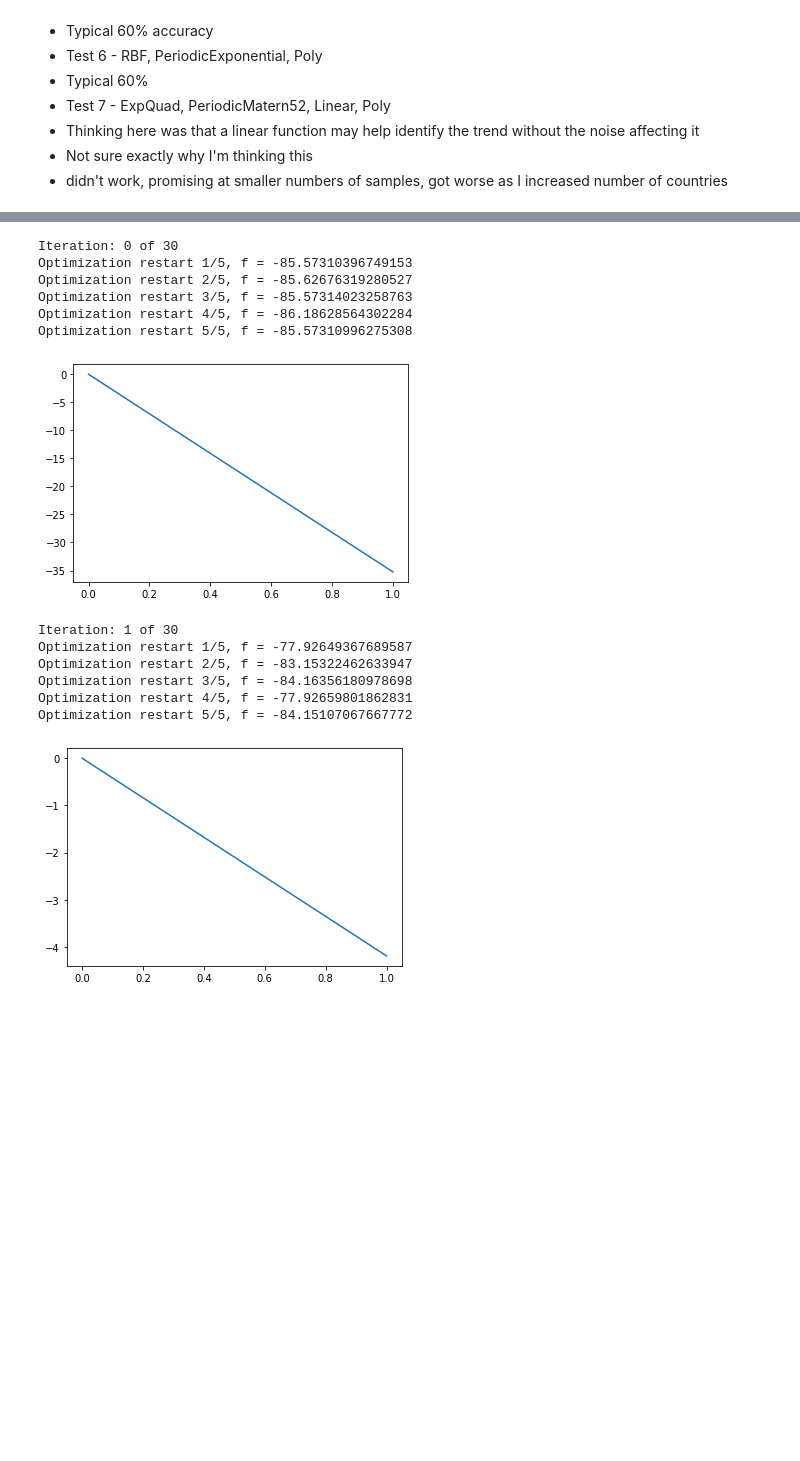
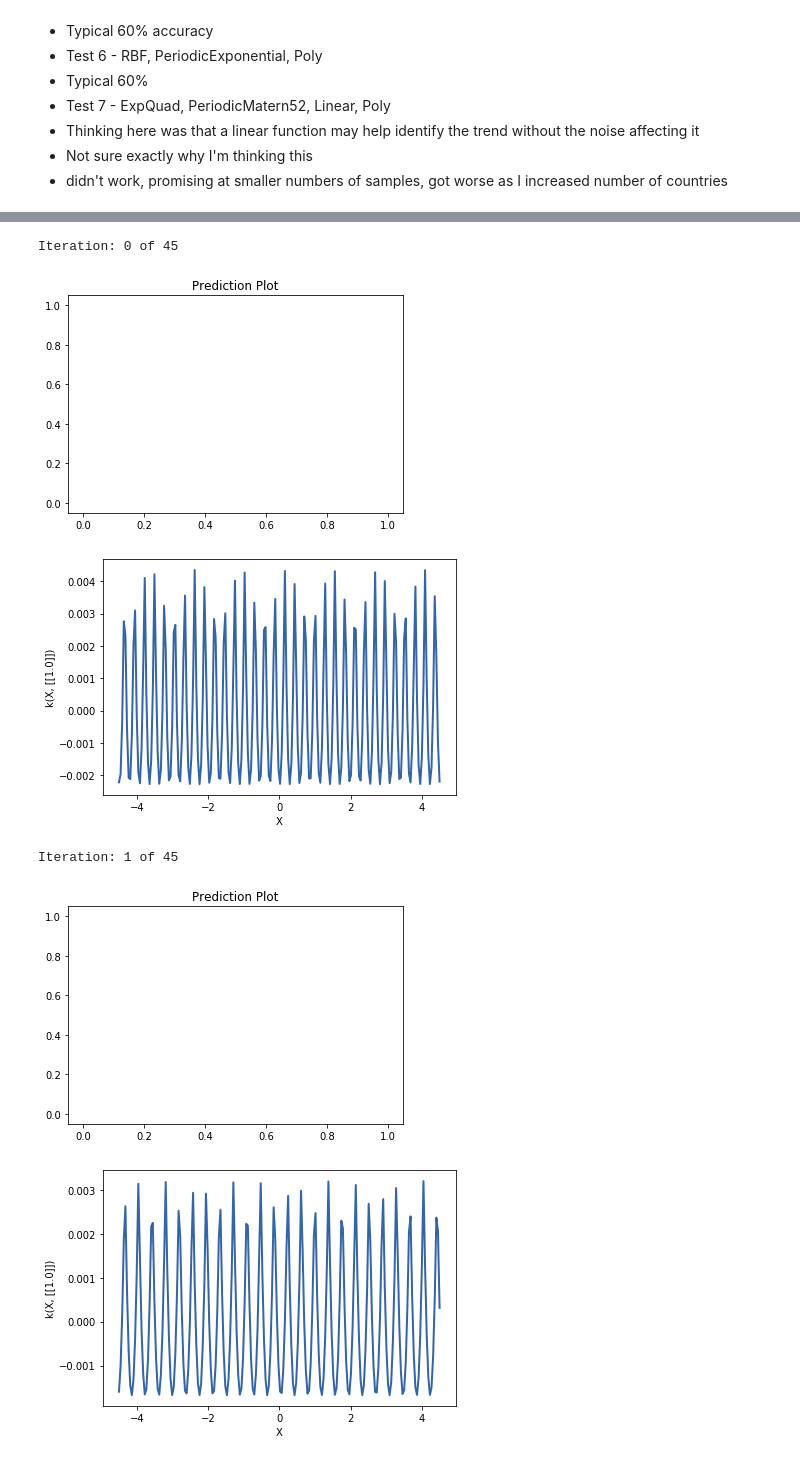
Before and after one commit to vipulpopat/ET5003-Assignment-4, a Jupyter notebook: EDA - Assignment 4.ipynb, the cells around one changed output, grey strips where cells are left out. Drawn from its saved outputs; the diff is of its cells as text; code cells hidden in the pictures; blank space fills up the shorter version.

```diff
--- a/EDA - Assignment 4.ipynb
+++ b/EDA - Assignment 4.ipynb
@@ -417,8 +345,8 @@ data['Category'][0]
 # %%
-rows = data.shape[0] - 45
+rows = res.shape[0] - 30
 actual = data.head(rows)['Category']
 
-print(data.shape)
+print(res.shape)
 print(rows)
 print(actual.shape[0])
 # %% [output]
@@ -428,25 +356,43 @@ print(actual.shape[0])
 # %%
+import GPy as GPy
+# Tomorrow take a look at this
+# file:///Users/mark.obrien/Downloads/Master%20Thesis%20Bagas%20Abisena%20Swastanto%204415345.pdf
 def run_model_2(x_in, y_in):
-    #ker1 = GPy.kern.RBF(1)
-    ker1 = GPy.kern.ExpQuad(1)
-    ker2 = GPy.kern.PeriodicMatern52(1)
-    ker3 = GPy.kern.Linear(1)
-    ker4 = GPy.kern.(1)
+    ker1 = GPy.kern.PeriodicExponential(1)
+    ker2 = GPy.kern.Linear(1, ARD=True)
+    ker3 = GPy.kern.Matern52(1, variance=.3, lengthscale=1.2, ARD=True, active_dims=0)
+    ker1 = GPy.kern.PeriodicExponential(
+        1,
+        variance=.5,
+        lengthscale=1,
+        period=6.283185307179586,
+        n_freq=12,
+        lower=0.0,
+        upper=12.566370614359172,
+        active_dims=0)
+#     ker2 = GPy.kern.Linear(1, ARD=True)
+#     ker3 = GPy.kern.Matern32(1, variance=.4, lengthscale=1, ARD=True, active_dims=0)
 
-    kernel = ker1*ker2*ker3
+    ker_p = ker1
+    ker_t = ker2*ker3
+    kernel = ker1
 
     # create a GP model
     g_model = GPy.models.GPRegression(x_in,y_in,kernel=kernel)
 
     # it finds the optimal parameters of the RBF kernel by maxisiming the marginal likelihood
-    g_model.optimize_restarts(5)# this maximise the marginal
+    g_model.optimize_restarts(5, robust=True, verbose=False, parallel=True, num_processes=12)# this maximise the marginal
 
     X_test = x
     X_test = X_test.reshape(-1,1)
 
-    f2_pred, sigm2_pred = g_model.predict(X_test, kern=ker3)
+    f2_pred, sigm2_pred = g_model.predict(X_test, kern=kernel)
 
+    plt.title('Prediction Plot')
     plt.plot(x_in[:,0],f2_pred)
+    plt.show()
+
+    kernel.plot()
     plt.show()
 
     posterior_probability_deriviative_is_positive = len(np.where(np.gradient(f2_pred[:,0],X_test[:,0])>0)[0])/len(f2_pred[:,0])
@@ -459,30 +405,22 @@ def run_model_2(x_in, y_in):
 # %%
 x = np.linspace(0,1,100).reshape(-1,1)
 # Decision = pd.DataFrame(columns=['Id','Category'])
 predicted = []
 for r in range(rows):
     print(f'Iteration: {r} of {rows}')
     id_row = data.iloc[r,0]
-    y = data.iloc[r,1:101].values[:,None]
+    y = res.iloc[r,1:101].values[:,None]
     decision = run_model_2(x,y)
     predicted.append(decision)
 #     Decision = Decision.append({'Id': int(id_row), 'Category': int(decision)}, ignore_index=True)
 #     print(Decision)
 
 # Decision.to_csv('submission_1.csv')
 print(predicted)
 # %% [output]
-Iteration: 0 of 30
-Optimization restart 1/5, f = -85.57310396749153
-Optimization restart 2/5, f = -85.62676319280527
-Optimization restart 3/5, f = -85.57314023258763
-Optimization restart 4/5, f = -86.18628564302284
-Optimization restart 5/5, f = -85.57310996275308
+Iteration: 0 of 45
-[figure, old version]
+[figure, new version]
+[figure, new version]
-Iteration: 1 of 30
-Optimization restart 1/5, f = -77.92649367689587
-Optimization restart 2/5, f = -83.15322462633947
-Optimization restart 3/5, f = -84.16356180978698
-Optimization restart 4/5, f = -77.92659801862831
-Optimization restart 5/5, f = -84.15107067667772
+Iteration: 1 of 45
-[figure, old version]
+[figure, new version]
+[figure, new version]
```
Also changed, not shown: parts of 21 cells of this notebook, 3 other files.
